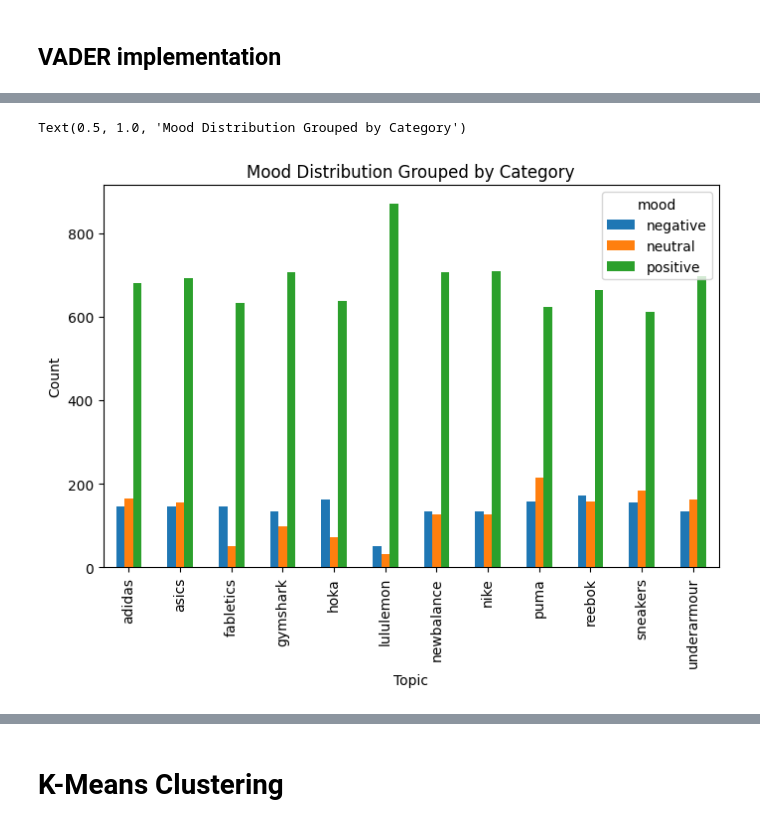
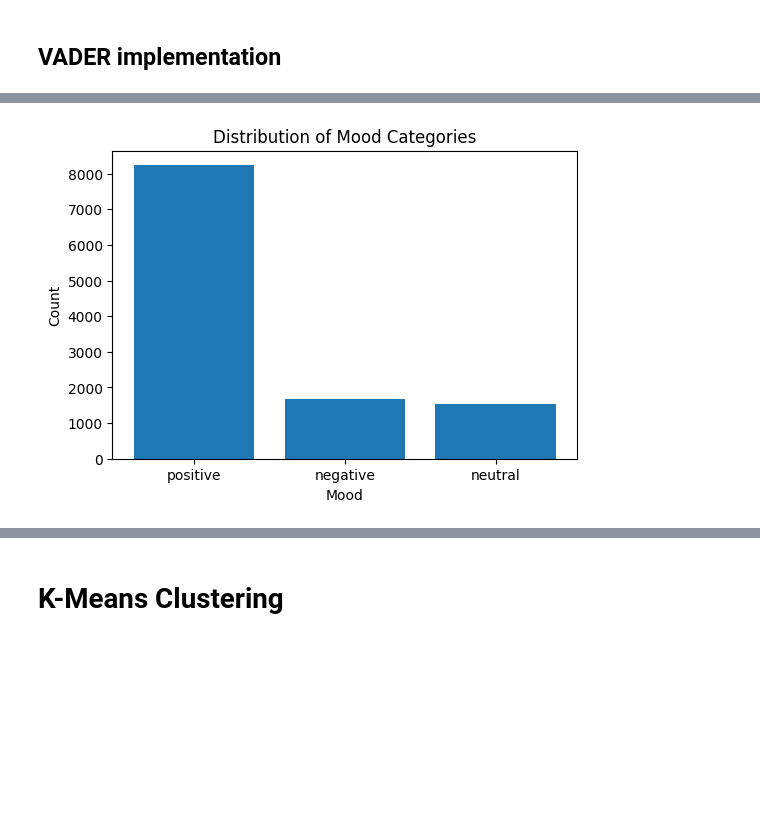
Before and after one commit to ParnaviSen03/Sentiment_Analysis_Twitter_Reddit, a Jupyter notebook: Sentiment_Analysis.ipynb, the cells around one changed output, grey strips where cells are left out. Drawn from its saved outputs; the diff is of its cells as text; code cells hidden in the pictures; blank space fills up the shorter version.

```diff
--- a/Sentiment_Analysis.ipynb
+++ b/Sentiment_Analysis.ipynb
@@ -113,5 +86,0 @@ df['clean_comments'] = df['comments'].str.lower().str.replace(r'[^\w\s]', '', re
-# %%
-#removing numbers
-df['clean_Title']=df['clean_Title'].str.replace(r'\d+','',regex=True)
-df['clean_Body']=df['clean_Body'].str.replace(r'\d+','',regex=True)
-df['clean_comments']=df['clean_comments'].str.replace(r'\d+','',regex=True)
@@ -153,4 +86,0 @@ def lemmatize_nltk(text):
-# %%
-df['clean_Title'] = df['clean_Title'].apply(lemmatize_nltk)
-df['clean_Body'] = df['clean_Body'].apply(lemmatize_nltk)
-df['clean_comments'] = df['clean_comments'].apply(lemmatize_nltk)
@@ -193,0 +174,4 @@ Name: merged, Length: 11458, dtype: object
+# %%
+# Process two different CSV files
+df1 = process_csv('athletic_apparel.csv')
+df2 = process_csv('technology_companies.csv')
@@ -202,6 +222,2 @@ nltk.download('vader_lexicon')
 [nltk_data]   Package vader_lexicon is already up-to-date!
 True
-# %%
-from nltk.sentiment.vader import SentimentIntensityAnalyzer
-
-analyzer = SentimentIntensityAnalyzer()
@@ -230,9 +223,0 @@ mood_grouped = df.groupby(['topic', 'mood']).size().unstack()
-# %%
-mood_grouped.plot(kind='bar', figsize=(8, 5))
-# Customizing the plot
-plt.xlabel("Topic")
-plt.ylabel("Count")
-plt.title("Mood Distribution Grouped by Category")
-# %% [output]
-Text(0.5, 1.0, 'Mood Distribution Grouped by Category')
-[figure, removed]
@@ -238,0 +267,6 @@ Text(0.5, 1.0, 'Mood Distribution Grouped by Category')
+# %%
+# Example usage
+df1 = sentiment_analysis_pipeline(df1)
+plot_mood_distribution(df1)
+# %% [output]
+[figure, added]
```
Also changed, not shown: parts of 56 cells of this notebook.
